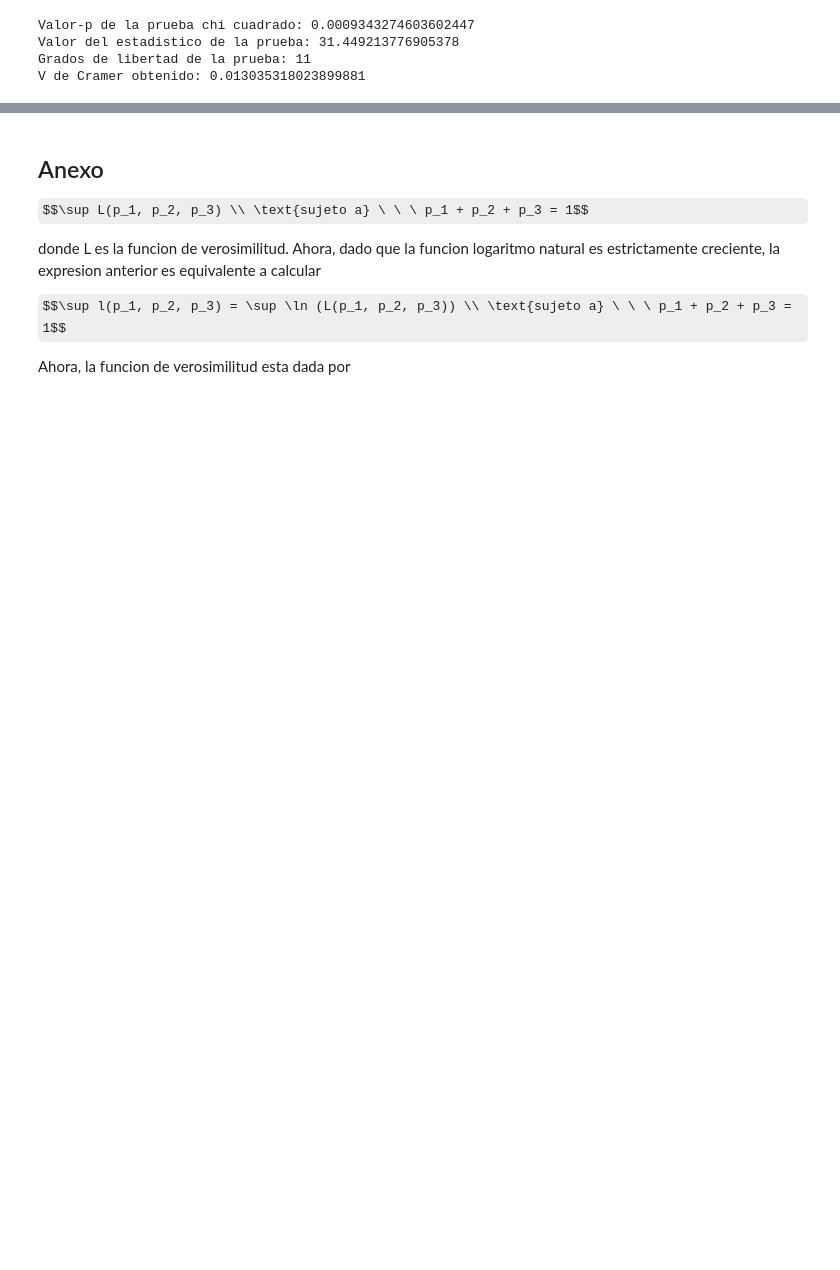
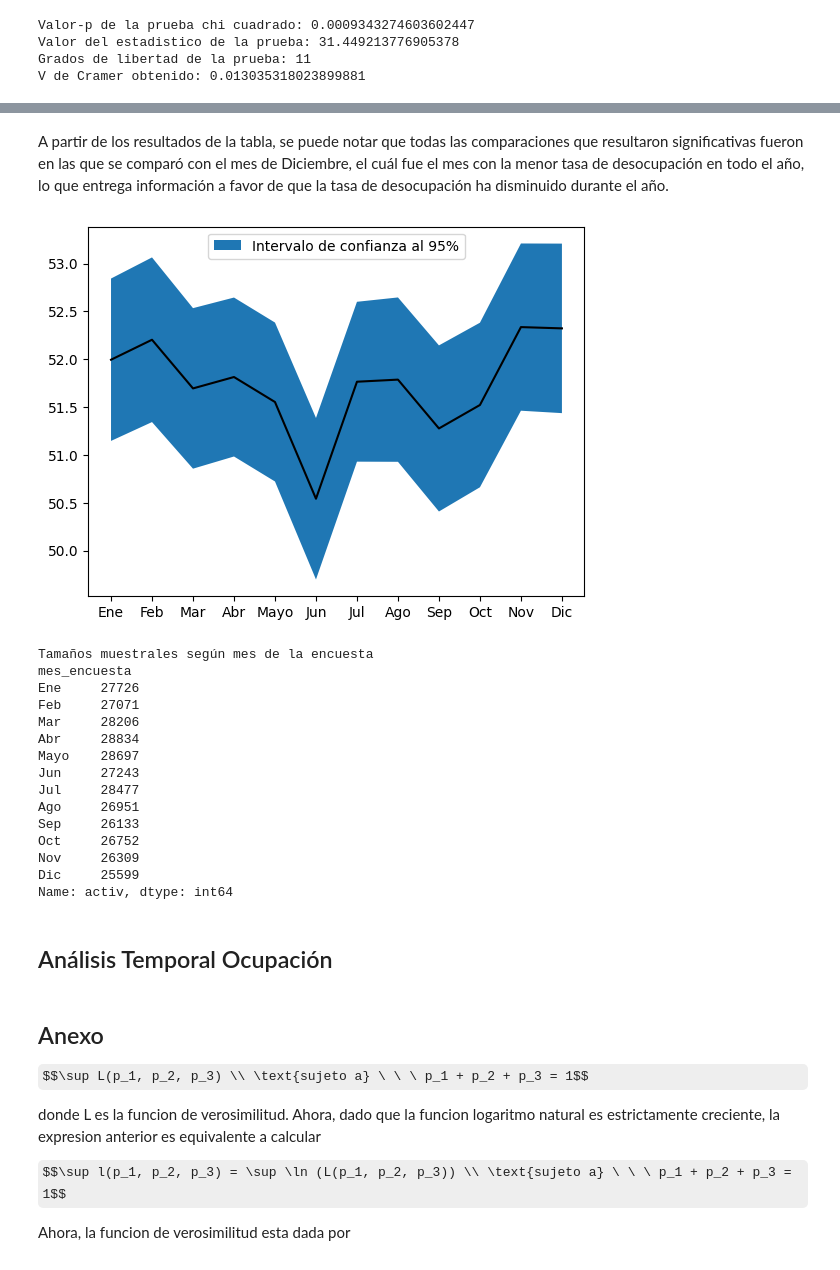
Before and after one commit to cristobalvillegas/proyecto-ine, a Jupyter notebook: main.ipynb, the cells around one changed output, grey strips where cells are left out. Saved outputs shown, nothing was run; the diff lists cells and outputs as text; code cells hidden in the pictures; some formulas as TeX source; blank space fills up the shorter version.

Commit message:
Se termina analisis temporal desocupacion

```diff
--- a/main.ipynb
+++ b/main.ipynb
@@ -92,7 +93,7 @@ En esta seccion queremos responder las siguiente pregunta
 
 Para esto, se analizara el cambio de estas tasas a lo largo de los meses del año y se realizarán análisis estadísticos para recopilar evidencia para responder estas preguntas. En primer lugar, analicemos la tasa de desocupación
 # %%
-def ic(df: pd.DataFrame):
+def icbernoulli(df: pd.DataFrame):
     alpha = 0.05
     cuantil = scipy.stats.norm.ppf(1-alpha/2)
     td = len(df[df["activ"] == 2]) / len(df)
@@ -109,7 +110,7 @@ tamanos_muestrales = data_mensual["activ"].count()
 tamanos_muestrales = tamanos_muestrales.rename(index={i: meses[i - 1] for i in range(1, 13)})
 
 tasas_desocupacion = data_mensual.apply(lambda df: len(df[df["activ"] == 2]) / len(df) * 100)
-ics_95 = data_mensual.apply(ic)
+ics_95 = data_mensual.apply(icbernoulli)
 ic_inf = []
 ic_sup = []
 for ic_95 in ics_95:
@@ -221,3 +225,57 @@ Name: H de Cohen, dtype: float64
+# %% [markdown]
+A partir de los resultados de la tabla, se puede notar que todas las comparaciones que resultaron significativas fueron en las que se comparó con el mes de Diciembre, el cuál fue el mes con la menor tasa de desocupación en todo el año, lo que entrega información a favor de que la tasa de desocupación ha disminuido durante el año.
+# %%
+def icp1(df: pd.DataFrame):
+    alpha = 0.05
+    cuantil = scipy.stats.norm.ppf(1-alpha/2)
+    to = len(df[df["activ"] == 1]) / len(df)
+    error = cuantil * np.sqrt(to / len(df))
+    return [(to - error) * 100, (to + error) * 100]
+
+fuerza_trabajo = data[(data["tramo_edad"].notnull()) & (data["activ"].notnull())]
+meses = ["Ene", "Feb", "Mar", "Abr",
+         "Mayo", "Jun", "Jul", "Ago",
+         "Sep", "Oct", "Nov", "Dic"]
+data_mensual = fuerza_trabajo.groupby("mes_encuesta")
+
+tamanos_muestrales = data_mensual["activ"].count()
+tamanos_muestrales = tamanos_muestrales.rename(index={i: meses[i - 1] for i in range(1, 13)})
+
+tasas_ocupacion = data_mensual.apply(lambda df: len(df[df["activ"] == 1]) / len(df) * 100)
+ics_95 = data_mensual.apply(icp1)
+ic_inf = []
+ic_sup = []
+for ic_95 in ics_95:
+    ic_inf.append(ic_95[0])
+    ic_sup.append(ic_95[1])
+plt.plot(meses, tasas_ocupacion.values, color="black")
+
+
+plt.fill_between(meses, ic_inf, ic_sup, label = "Intervalo de confianza al 95%")
+plt.legend()
+plt.show()
+
+print("Tamaños muestrales según mes de la encuesta")
+print(tamanos_muestrales)
+# %% [output]
+[figure, added]
+Tamaños muestrales según mes de la encuesta
+mes_encuesta
+Ene     27726
+Feb     27071
+Mar     28206
+Abr     28834
+Mayo    28697
+Jun     27243
+Jul     28477
+Ago     26951
+Sep     26133
+Oct     26752
+Nov     26309
+Dic     25599
+Name: activ, dtype: int64
+# %% [markdown]
+## Análisis Temporal Ocupación
 # %% [markdown]
 ## Anexo
 $$\sup L(p_1, p_2, p_3) \\ \text{sujeto a} \ \ \ p_1 + p_2 + p_3 = 1$$
```
Also changed, not shown: parts of 6 cells of this notebook.
